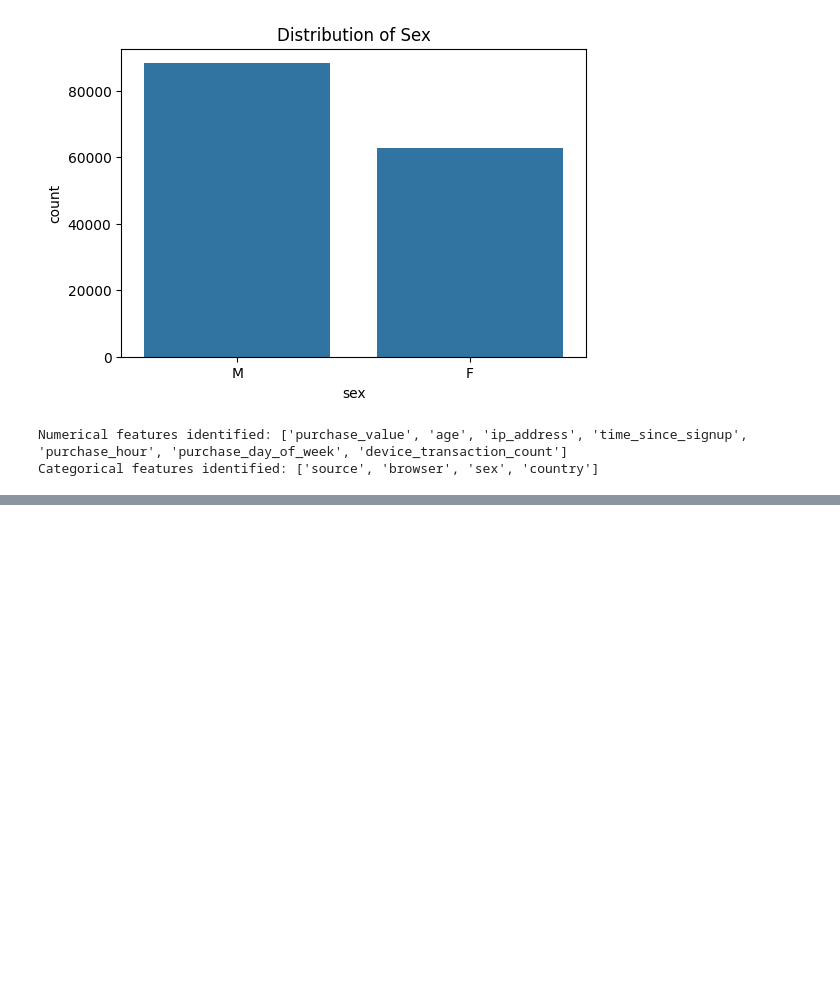
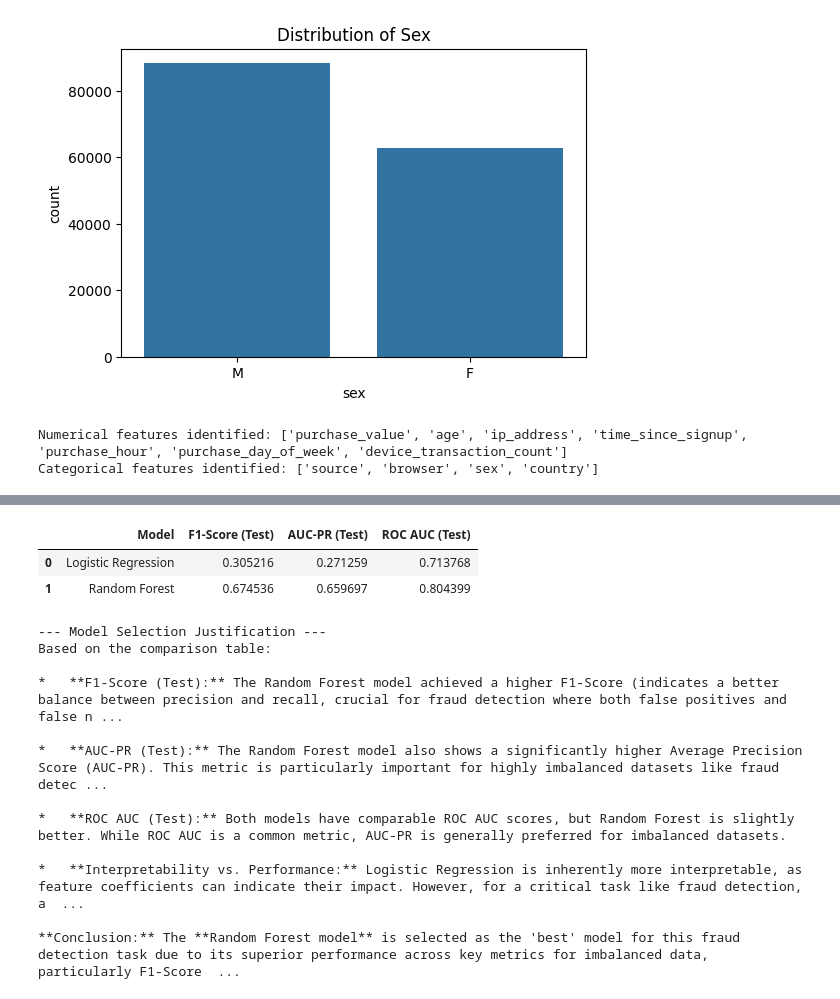
Before and after one commit to kal-endale/Fraud_detection, a Jupyter notebook: notebooks/task-1.ipynb, the cells around one changed output, grey strips where cells are left out. Cells and saved outputs as stored; diff of their text form; code cells hidden in the pictures; blank space fills up the shorter version.

Commit message:
commiting task-2

```diff
--- a/notebooks/task-1.ipynb
+++ b/notebooks/task-1.ipynb
@@ -422,0 +711,39 @@ print("Shape of y_cc_train_resampled:", y_cc_train_resampled.shape)
+# %%
+# Collect metrics for both models
+
+# Logistic Regression metrics are already in auc_pr, f1, roc_auc variables
+# Random Forest metrics are in auc_pr_rf, f1_rf, roc_auc_rf variables
+
+comparison_data = {
+    'Model': ['Logistic Regression', 'Random Forest'],
+    'F1-Score (Test)': [f1, f1_rf],
+    'AUC-PR (Test)': [auc_pr, auc_pr_rf],
+    'ROC AUC (Test)': [roc_auc, roc_auc_rf]
+}
+
+comparison_df = pd.DataFrame(comparison_data)
+display(comparison_df)
+
+print("\n--- Model Selection Justification ---")
+print("Based on the comparison table:")
+print("\n*   **F1-Score (Test):** The Random Forest model achieved a higher F1-Score (indicates a better balance between precision and recall, crucial for fraud detection where both false positives and false negatives are costly). ")
+print("\n*   **AUC-PR (Test):** The Random Forest model also shows a significantly higher Average Precision Score (AUC-PR). This metric is particularly important for highly imbalanced datasets like fraud detection, as it focuses on the precision-recall trade-off for the minority class. A higher AUC-PR means the model is better at identifying positive cases without generating too many false positives.")
+print("\n*   **ROC AUC (Test):** Both models have comparable ROC AUC scores, but Random Forest is slightly better. While ROC AUC is a common metric, AUC-PR is generally preferred for imbalanced datasets.")
+print("\n*   **Interpretability vs. Performance:** Logistic Regression is inherently more interpretable, as feature coefficients can indicate their impact. However, for a critical task like fraud detection, a modest trade-off in interpretability for a significant gain in performance (especially in identifying actual fraud cases) is often acceptable. Random Forest, while less interpretable than Logistic Regression, still offers some insight through feature importances.")
+print("\n**Conclusion:** The **Random Forest model** is selected as the 'best' model for this fraud detection task due to its superior performance across key metrics for imbalanced data, particularly F1-Score and AUC-PR, which are more relevant in identifying fraudulent transactions effectively.")
+# %% [output]
+|  | Model | F1-Score (Test) | AUC-PR (Test) | ROC AUC (Test) |
+| 0 | Logistic Regression | 0.305216 | 0.271259 | 0.713768 |
+| 1 | Random Forest | 0.674536 | 0.659697 | 0.804399 |
+--- Model Selection Justification ---
+Based on the comparison table:
+
+*   **F1-Score (Test):** The Random Forest model achieved a higher F1-Score (indicates a better balance between precision and recall, crucial for fraud detection where both false positives and false n ...
+
+*   **AUC-PR (Test):** The Random Forest model also shows a significantly higher Average Precision Score (AUC-PR). This metric is particularly important for highly imbalanced datasets like fraud detec ...
+
+*   **ROC AUC (Test):** Both models have comparable ROC AUC scores, but Random Forest is slightly better. While ROC AUC is a common metric, AUC-PR is generally preferred for imbalanced datasets.
+
+*   **Interpretability vs. Performance:** Logistic Regression is inherently more interpretable, as feature coefficients can indicate their impact. However, for a critical task like fraud detection, a  ...
+
+**Conclusion:** The **Random Forest model** is selected as the 'best' model for this fraud detection task due to its superior performance across key metrics for imbalanced data, particularly F1-Score  ...
```
Also changed, not shown: parts of 15 cells of this notebook.
